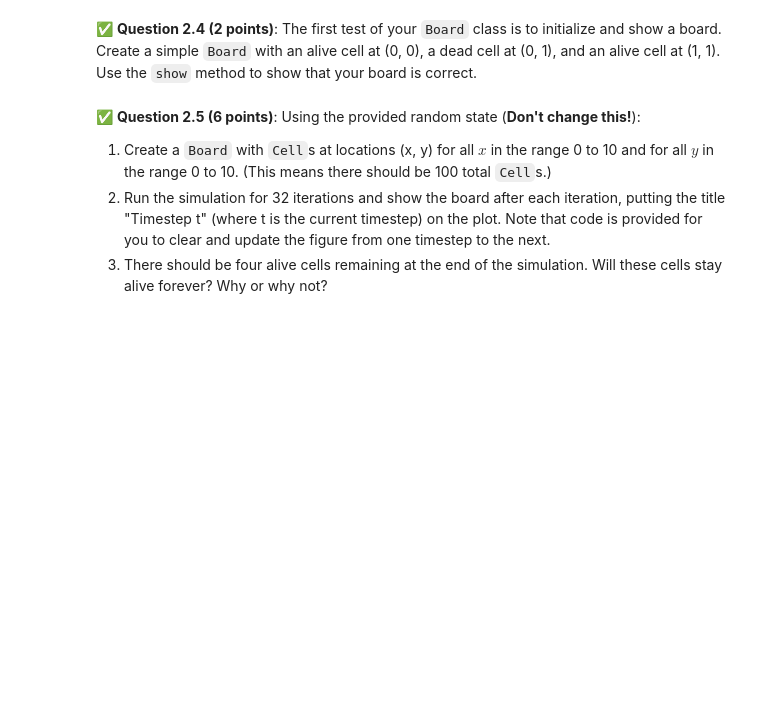
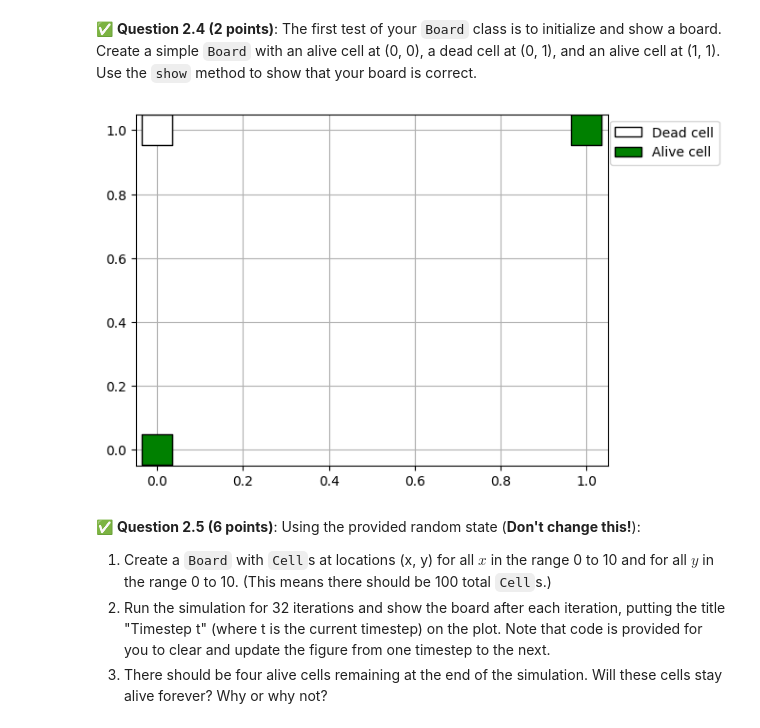
Before and after one commit to JustinTrannn/CMSE202-f25-turnin, a Jupyter notebook: hw-02/HW-02_ABMandGraphTheory-STUDENT.ipynb, the cells around one changed output. Saved outputs shown, nothing was run; the diff lists cells and outputs as text; code cells hidden in the pictures; blank space fills up the shorter version.

```diff
--- a/hw-02/HW-02_ABMandGraphTheory-STUDENT.ipynb
+++ b/hw-02/HW-02_ABMandGraphTheory-STUDENT.ipynb
@@ -88,21 +89,25 @@ class Cell:
 
     def is_alive(self):
         """Returns True if the cell is alive, else returns False."""
-        pass  # Your code here.
+        if self.alive == True:
+            return True
+        if self.alive == False:
+            return False
 
     def kill(self):
         """Sets the Cell's alive attribute to False. Does not return a value."""
-        pass  # Your code here.
+        self.alive = False
 
     def live(self):
         """Sets the Cell's alive attribute to True. Does not return a value."""
-        pass  # Your code here.
+        self.alive = True
 
     def copy(self):
         """Returns a copy of the Cell - that is, returns a new Cell with the
         same x, y, and alive attributes.
         """
-        pass  # Your code here.
+        new_cell = Cell(self.x, self.y, self.alive)
+        return new_cell
 
     def has_same_location(self, other):
         """Returns True if the other Cell has the same location as this Cell, else returns False.
@@ -110,7 +115,11 @@ class Cell:
         Args:
             other (Cell): The other Cell to compare locations with.
         """
-        pass  # Your code here.
+        if self.x == other.x:
+            if self.y == other.y:
+                return True
+
+        return False
 
     def __eq__(self, other):
         """Returns True if the other Cell is equal to this cell, else returns False.
@@ -120,7 +129,11 @@ class Cell:
         Args:
             other (Cell): The other Cell to check equality with.
         """
-        pass  # Your code here.
+        # Got this code from AI by asking what was wrong with my previous code
+        if not isinstance(other, Cell):
+            return False
+        return self.x == other.x and self.y == other.y and self.alive == other.alive
+
 
     def __repr__(self):
         """Returns a representation of the cell, useful for printing/displaying
@@ -307,3 +373,12 @@ class Board:
+# %%
+# Your code here.
+cell1 = Cell(0, 0, True)
+cell2 = Cell(0, 1, False)
+cell3 = Cell(1, 1, True)
+board = Board([cell1, cell2, cell3])
+board.show()
+# %% [output]
+[figure, added]
 # %% [markdown]
 &#9989; **Question 2.5 (6 points)**: Using the provided random state (**Don't change this!**):
 
```
Also changed, not shown: parts of 18 cells of this notebook.
